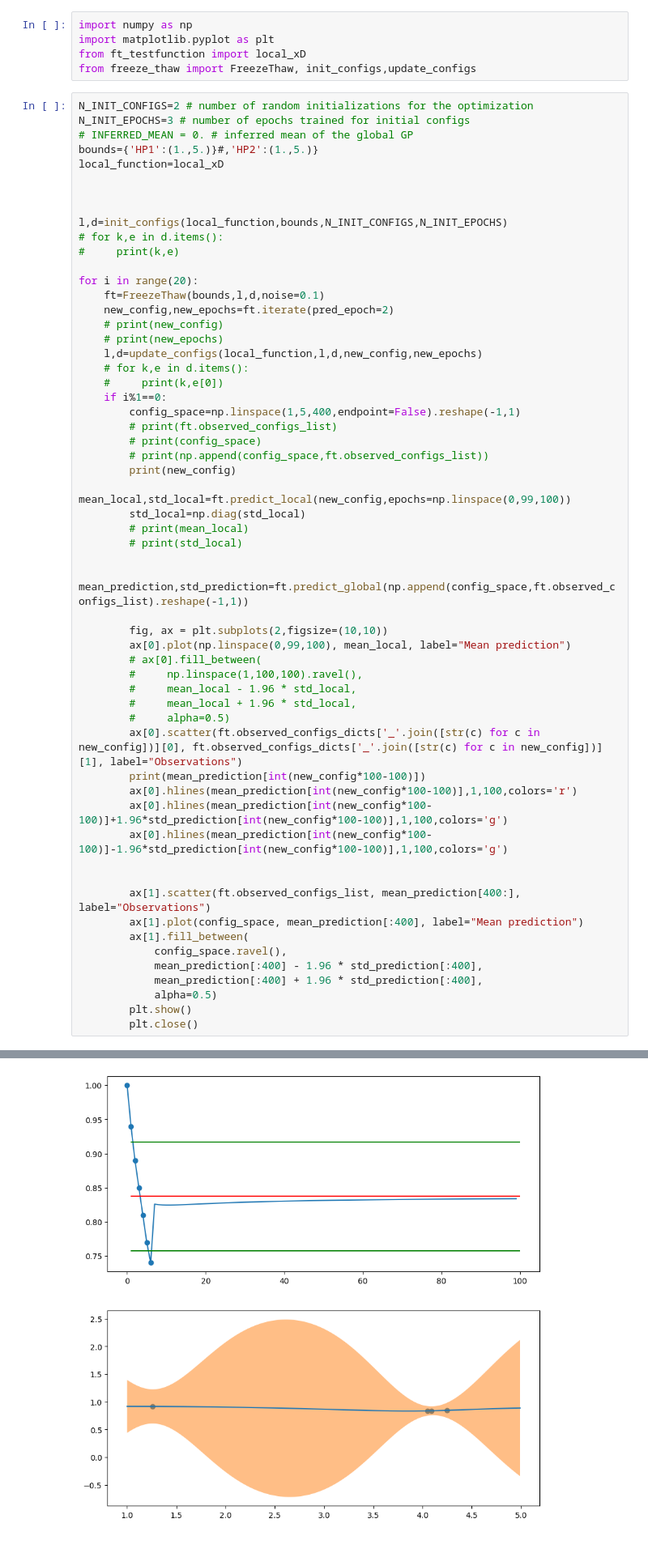
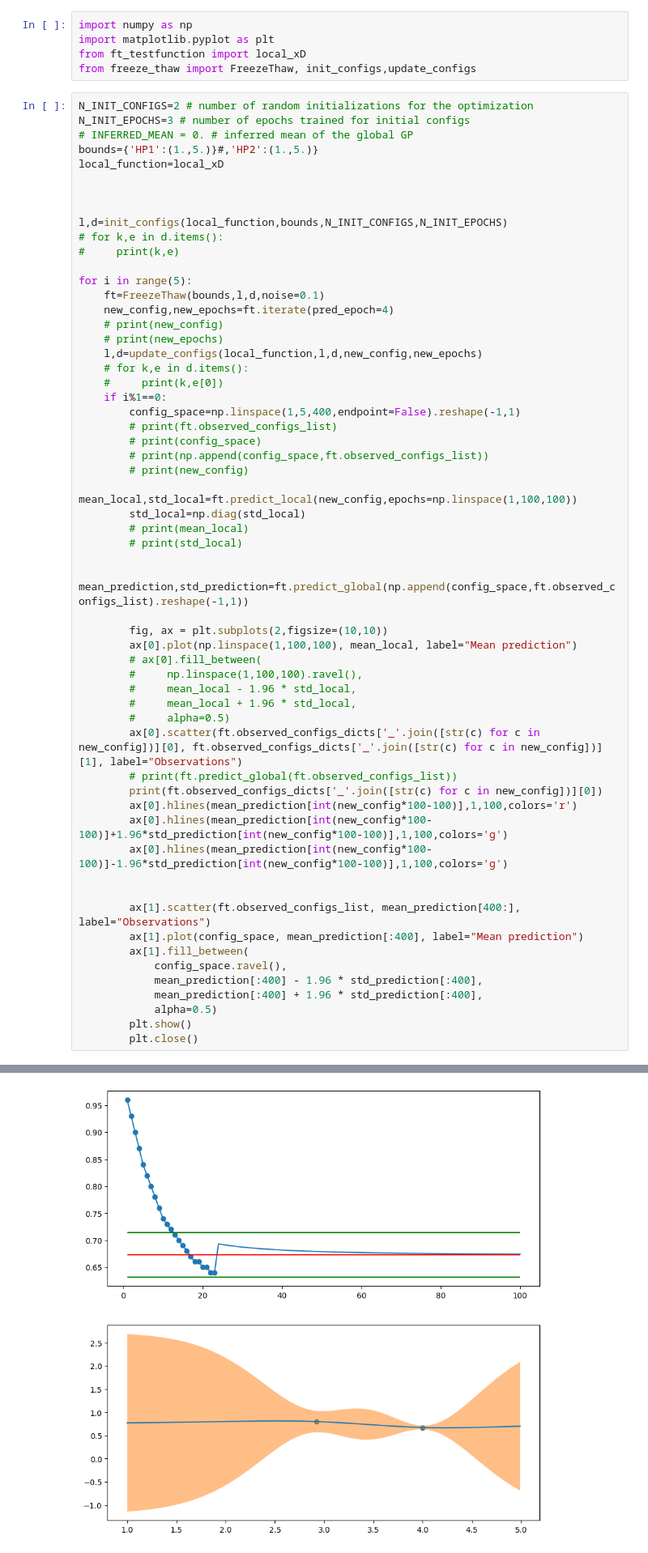
Before and after one commit to OverfittingUnderachiever/AutoMLVision, a Jupyter notebook: src/automl/freeze_thaw_v3.ipynb, the cells around one changed output, grey strips where cells are left out. Shown at 81% size. Drawn from its saved outputs; the diff is of its cells as text.

```diff
--- a/src/automl/freeze_thaw_v3.ipynb
+++ b/src/automl/freeze_thaw_v3.ipynb
@@ -16,9 +16,9 @@ l,d=init_configs(local_function,bounds,N_INIT_CONFIGS,N_INIT_EPOCHS)
 # for k,e in d.items():
 #     print(k,e)
 
-for i in range(20):
+for i in range(5):
     ft=FreezeThaw(bounds,l,d,noise=0.1)
-    new_config,new_epochs=ft.iterate(pred_epoch=2)
+    new_config,new_epochs=ft.iterate(pred_epoch=4)
     # print(new_config)
     # print(new_epochs)
     l,d=update_configs(local_function,l,d,new_config,new_epochs)
@@ -29,8 +29,8 @@ for i in range(20):
         # print(ft.observed_configs_list)
         # print(config_space)
         # print(np.append(config_space,ft.observed_configs_list))
-        print(new_config)
-        mean_local,std_local=ft.predict_local(new_config,epochs=np.linspace(0,99,100))
+        # print(new_config)
+        mean_local,std_local=ft.predict_local(new_config,epochs=np.linspace(1,100,100))
         std_local=np.diag(std_local)
         # print(mean_local)
         # print(std_local)
@@ -38,14 +38,15 @@ for i in range(20):
         mean_prediction,std_prediction=ft.predict_global(np.append(config_space,ft.observed_configs_list).reshape(-1,1))
 
         fig, ax = plt.subplots(2,figsize=(10,10))
-        ax[0].plot(np.linspace(0,99,100), mean_local, label="Mean prediction")
+        ax[0].plot(np.linspace(1,100,100), mean_local, label="Mean prediction")
         # ax[0].fill_between(
         #     np.linspace(1,100,100).ravel(),
         #     mean_local - 1.96 * std_local,
         #     mean_local + 1.96 * std_local,
         #     alpha=0.5)
         ax[0].scatter(ft.observed_configs_dicts['_'.join([str(c) for c in new_config])][0], ft.observed_configs_dicts['_'.join([str(c) for c in new_config])][1], label="Observations")
-        print(mean_prediction[int(new_config*100-100)])
+        # print(ft.predict_global(ft.observed_configs_list))
+        print(ft.observed_configs_dicts['_'.join([str(c) for c in new_config])][0])
         ax[0].hlines(mean_prediction[int(new_config*100-100)],1,100,colors='r')
         ax[0].hlines(mean_prediction[int(new_config*100-100)]+1.96*std_prediction[int(new_config*100-100)],1,100,colors='g')
         ax[0].hlines(mean_prediction[int(new_config*100-100)]-1.96*std_prediction[int(new_config*100-100)],1,100,colors='g')
@@ -153 +76 @@ for i in range(20):
-[figure, old version]
+[figure, new version]
```
Also changed, not shown: parts of 1 cell of this notebook, 1 other file.
